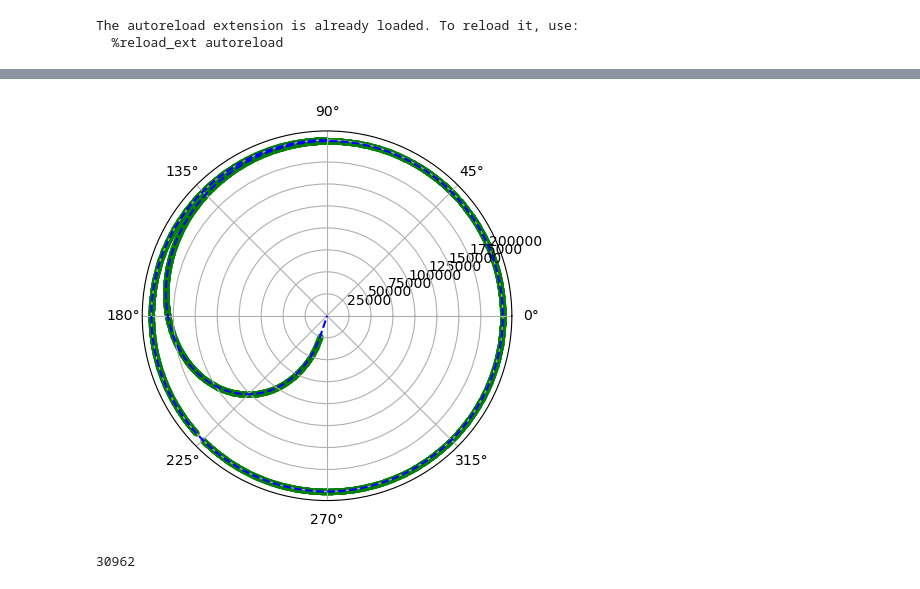
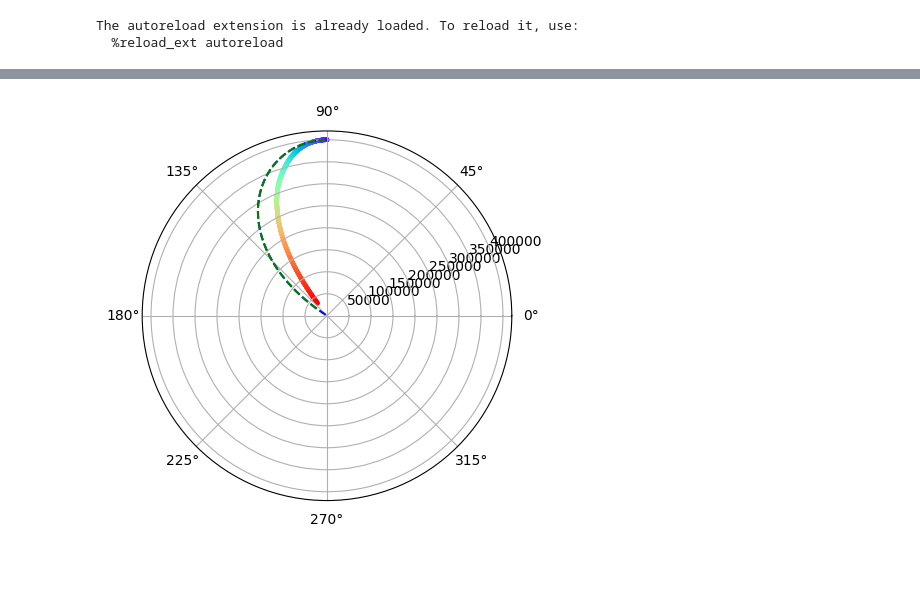
Before and after one commit to Tiangong-PMSC-Group/Satellite-Project, a Jupyter notebook: main_tests.ipynb, the cells around one changed output, grey strips where cells are left out. Drawn from its saved outputs; the diff is of its cells as text; code cells hidden in the pictures.

```diff
--- a/main_tests.ipynb
+++ b/main_tests.ipynb
@@ -129,39 +142,23 @@ radar_states_satellite_cord = [m]
 # %%
-revolution = 0
-loop = False
 for i in range(int(sim_lenght)):
 
     if i < sim_lenght:
         current_state_satellite_cord = tiagong.get_position_at_t(i)
         current_state_earth_cord = utilities.spherical_to_spherical(current_state_satellite_cord)
-        #current_state_earth_cord = current_state_satellite_cord
         noise_states_earth_cord = BACC.try_detect_satellite(current_state_earth_cord, i)
+        #print(len(noise_states_earth_cord))
 
+        print(len(noise_states_earth_cord))
         if len(noise_states_earth_cord) > 0:
             #print("Enter")
             flag = 0
             for state_earth_cord in noise_states_earth_cord:
-                #state_satellite_cord = np.array([0,0,0])
-                state_satellite_cord = utilities.earth_to_orbit(state_earth_cord.pos)
-
-                #tracks the number of times the satellite has passed the radian axis and adjusts angle accordingly
-                #essentially the radars being like you passed me twice here have 2 lots of 2pi
-                if state_satellite_cord[1] < np.pi/4:
-                    state_satellite_cord[1] += 2*np.pi*(revolution + 1)
-                    loop = True
-                elif loop == True and state_satellite_cord[1] >= np.pi/4:
-                    revolution += 1
-                    state_satellite_cord[1] += 2*np.pi*revolution
-                    loop = False
-                else:
-                    state_satellite_cord[1] += 2*np.pi*revolution
-                #state_satellite_cord = state_earth_cord.pos
-
-                new_state_satellite_cord = tianhe.update(state_satellite_cord)
+                #print("Update0")
+                state_satellite_cord = utilities.spherical_to_spherical(state_earth_cord.pos)
+                new_state_satellite_cord = tianhe.update(state_satellite_cord[:2])
 
                 if flag == 0:
-                    #print(state_satellite_cord)
-                    radar_states_satellite_cord += state_satellite_cord,
+                    radar_states_satellite_cord += state_satellite_cord[:2],
                     flag = 1
 
     forecast = tianhe.forecast()
@@ -181,24 +218,17 @@ Phi = [np.pi/2 - config['satellite']['initial_conditions']['polar_angle'] for i
 # %%
-radar_states_satellite_cord
-
-R3, rad3 = np.array(radar_states_satellite_cord[1:]).T
-R3 = R3 - 6378136.6
-
 import numpy as np
 import matplotlib.pyplot as plt
 import mpl_toolkits.mplot3d.axes3d as axes3d
 
 
 fig, ax = plt.subplots(subplot_kw={'projection': 'polar'})
 
-colors = plt.cm.rainbow(np.linspace(0, 1, len(R2[:3988])))
+colors = plt.cm.rainbow(np.linspace(0, 1, len(R2)))
 
-ax.plot(rad, R, c='b', linestyle="dashed",)
-ax.scatter(rad3, R3, c='g', s = 10)
+ax.plot(rad, R, c='b', linestyle="dashed")
+ax.scatter(rad2, R2, c=colors, s=5)
+ax.plot(rad3, R3, c='g', linestyle="dashed")
 
 plt.show()
-
-print(len(R2))
 # %% [output]
-[figure, old version]
+[figure, new version]
-30962
```
Also changed, not shown: parts of 33 cells of this notebook, 2 other files.
